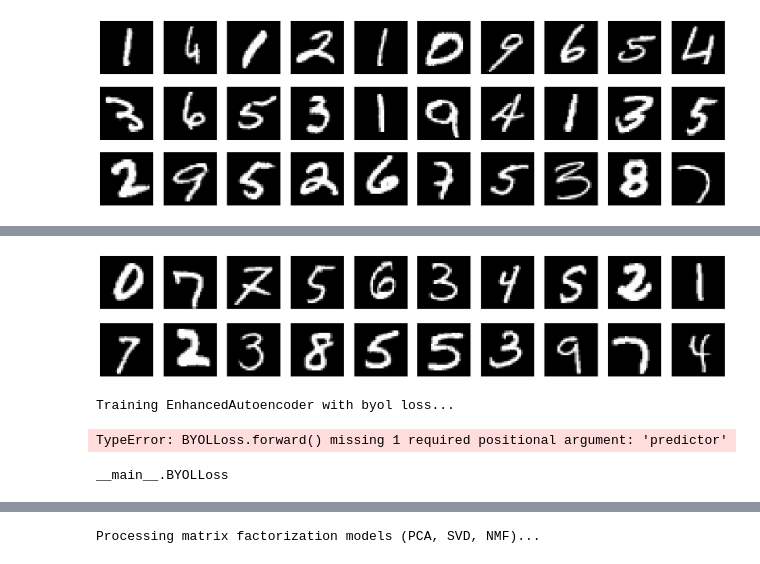
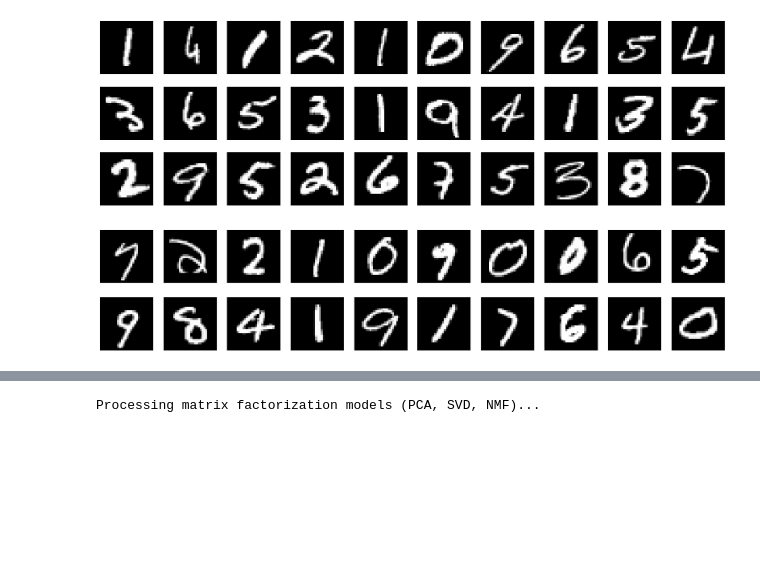
Before and after one commit to farshad-h/GAN-thesis-project, a Jupyter notebook: src/embeddings/embedding_generation.ipynb, the cells around one changed output, grey strips where cells are left out. Cells and saved outputs as stored; diff of their text form; code cells hidden in the pictures; blank space fills up the shorter version.

```diff
--- a/src/embeddings/embedding_generation.ipynb
+++ b/src/embeddings/embedding_generation.ipynb
@@ -578,13 +578,13 @@ def train_autoencoder_v4(
 # Configuration
 config = {
     "model_type": "autoencoder",  # Options: "autoencoder", "vae", "dae"
-    "model_name": "EnhancedAutoencoder",  # Options: "BasicAutoencoder", "IntermediateAutoencoder", "AdvancedAutoencoder", "EnhancedAutoencoder", "BasicVAE", "ImprovedVAE", "FlexibleVAE", "ImprovedFlexibleVAE", "DenoisingAutoencoder"
+    "model_name": "IntermediateAutoencoder",  # Options: "BasicAutoencoder", "IntermediateAutoencoder", "AdvancedAutoencoder", "EnhancedAutoencoder", "BasicVAE", "ImprovedVAE", "FlexibleVAE", "ImprovedFlexibleVAE", "DenoisingAutoencoder"
     "code_dim": 50,  # Dimensionality of the embedding
-    "loss_type": "byol",  # Options: "mse", "vicreg", "ntxent", "triplet", "contrastive", "info_nce", "barlow_twins", "byol"
+    "loss_type": "info_nce",  # Options: "mse", "vicreg", "ntxent", "triplet", "contrastive", "info_nce", "barlow_twins", "byol"
     "noise_factor": 0.1,  # Noise factor for denoising autoencoders
     "temperature": 0.5,  # Temperature parameter for NT-Xent loss
     "margin": 1.0,  # Margin for Triplet Loss
-    "epochs": 100,
+    "epochs": 50,
     "batch_size": 64,
     "learning_rate": 1e-3,
     "device": "cuda" if torch.cuda.is_available() else "cpu",
@@ -592,11 +592,11 @@ config = {
     "save_path": "best_model.pth",  # Path to save the best model
     "beta": 1.0,  # Weight for KL divergence (VAE only)
     "alpha": 0.5,  # Weight for contrastive or triplet loss
-    "fraction": 0.01,  # Fraction of the dataset to use
+    "fraction": 1.0,  # Fraction of the dataset to use
     "projection_dim": None,  # Optional projection head dimension for VAEs
     "strong_architecture": False,  # Whether to use a deeper architecture for DenoisingAutoencoder
     "input_shape": (1, 28, 28),  # Input shape for FlexibleVAE and ImprovedFlexibleVAE
-    "patience": 5,
+    "patience": 8,
     "min_delta": 0.001,
     "triplet_data": False,
 }
@@ -606,13 +606,13 @@ config = {
 # ------------------------------
 
 # Load Combined MNIST Dataset (Train + Test)
-mnist_loader = data_utils.load_mnist_data(fraction=config["fraction"], batch_size=config["batch_size"], shuffle=True)
+# mnist_loader = data_utils.load_mnist_data(fraction=config["fraction"], batch_size=config["batch_size"], shuffle=True)
 
-# Inspect Combined Dataset
-for batch in mnist_loader:
-    images, labels = batch
-    print("Batch Shape:", images.shape, labels.shape)
-    break
+# # Inspect Combined Dataset
+# for batch in mnist_loader:
+#     images, labels = batch
+#     print("Batch Shape:", images.shape, labels.shape)
+#     break
 
 # Visualize Original Images
 n = 20
@@ -779,30 +779,31 @@ os.makedirs(embeddings_dir, exist_ok=True)
 embedding_subdir = f"{config['model_type']}_{config['model_name']}_{config['loss_type']}"
 embedding_dir = os.path.join(embeddings_dir, embedding_subdir)
 os.makedirs(embedding_dir, exist_ok=True)
 
 # Choose saving format: default is .pt, but .npy can be chosen
 save_format = "pt"  # Change to "npy" for NumPy format
 
 # Save embeddings with differentiated names based on the model, loss type, and embedding type
 if save_format == "pt":
     embedding_file = os.path.join(embedding_dir, f"{config['model_name']}_{config['loss_type']}_embeddings.pt")
     torch.save({"embeddings": embeddings, "labels": labels}, embedding_file)
     print(f"Embeddings saved in PyTorch format: {embedding_file}")
 elif save_format == "npy":
     embedding_file = os.path.join(embedding_dir, f"{config['model_name']}_{config['loss_type']}_embeddings.npy")
     np.save(embedding_file, {"embeddings": embeddings.numpy(), "labels": labels.numpy()})
     print(f"Embeddings saved in NumPy format: {embedding_file}")
 else:
     raise ValueError(f"Unsupported save format: {save_format}")
 
 # Save the model
 model_file = os.path.join(embedding_dir, f"{config['model_name']}_{config['loss_type']}.pth")
 torch.save(model.state_dict(), model_file)
 print(f"Model saved: {model_file}")
 
 # ------------------------------
 # Step 6: Visualize Embeddings
 # ------------------------------
 
 # Visualize embeddings
 # %% [output]
+[figure, new version]
@@ -811,7 +826,0 @@ Batch Shape: torch.Size([64, 1, 28, 28]) torch.Size([64])
-[figure, old version]
-Training EnhancedAutoencoder with byol loss...
-TypeError: BYOLLoss.forward() missing 1 required positional argument: 'predictor'
-# %%
-BYOLLoss
-# %% [output]
-__main__.BYOLLoss
```
Also changed, not shown: parts of 4 cells of this notebook, 24 other files.
